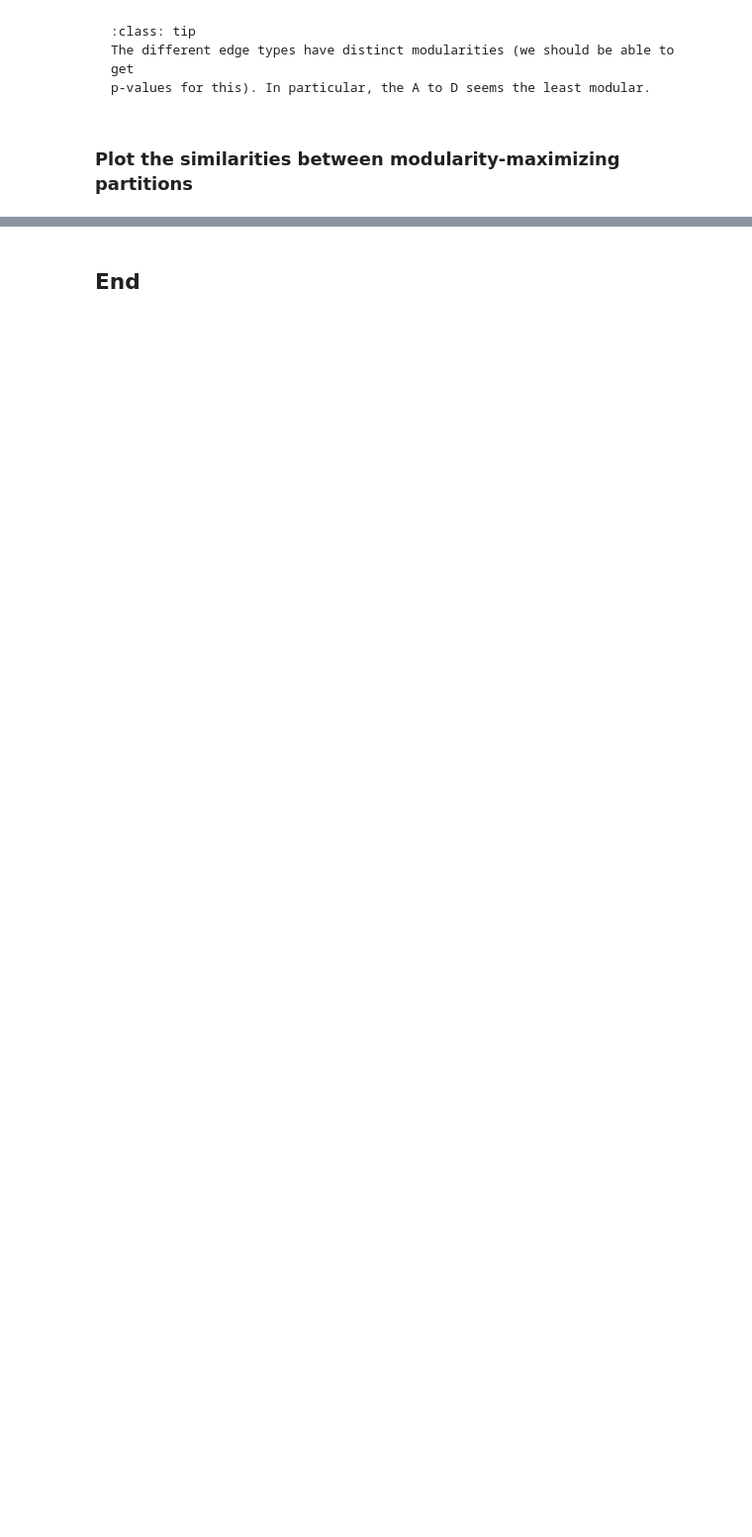
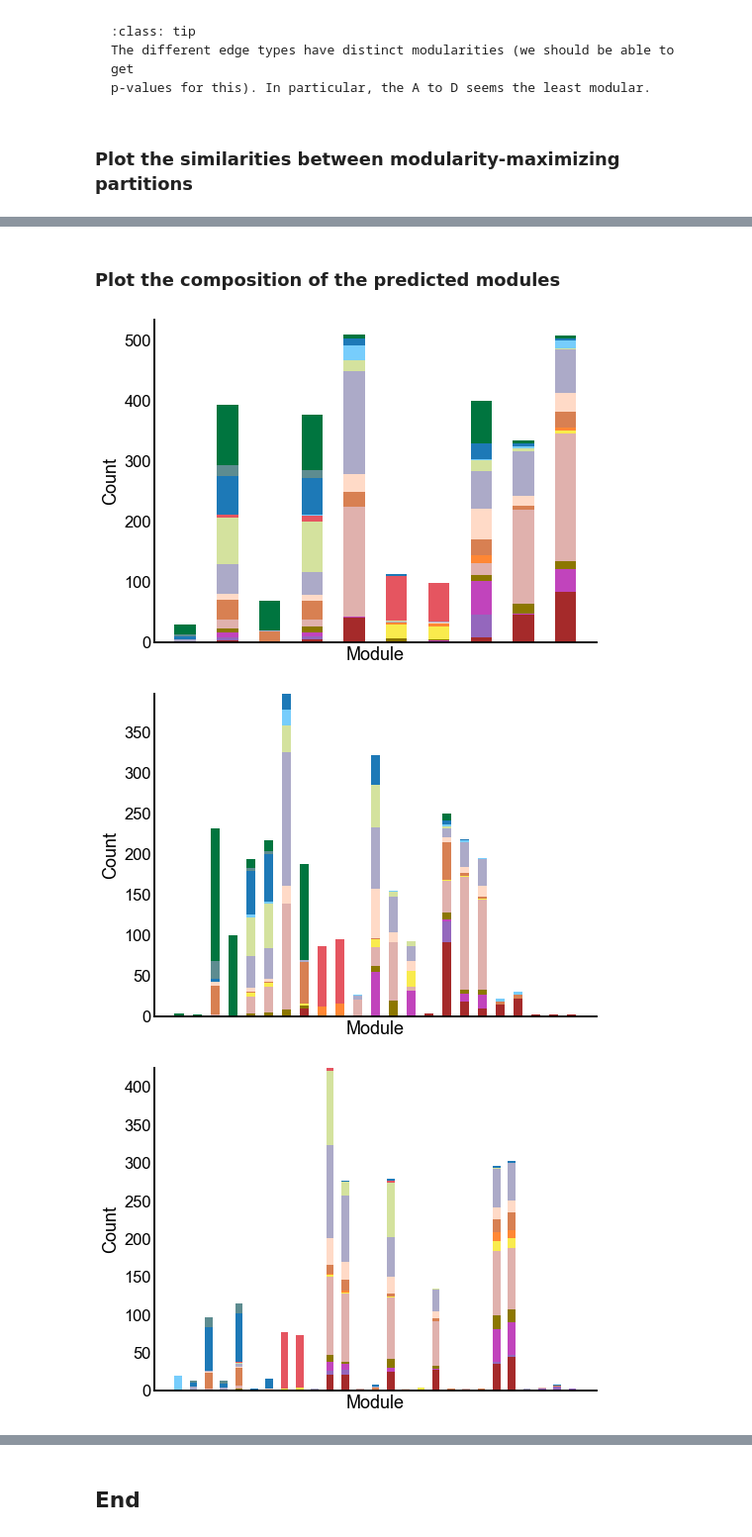
Before and after one commit to neurodata/maggot_connectome, a Jupyter notebook: docs/modularity.ipynb, the cells around one changed output, grey strips where cells are left out. Shown at 99% size. Drawn from its saved outputs; the diff is of its cells as text; code cells hidden in the pictures; blank space fills up the shorter version.

```diff
--- a/docs/modularity.ipynb
+++ b/docs/modularity.ipynb
@@ -242,0 +280,23 @@ separately don't seem very similar. This did not have to be the case!
+# %% [markdown]
+### Plot the composition of the predicted modules
+# %%
+for _, row in results.iterrows():
+    edge_type = row["edge_type"]
+    nice_edge_type = nice_edge_types[edge_type]
+    adj = row["adj"]
+    meta = mg.nodes
+    meta["partition"] = row["partition"]
+    ax = crosstabplot(
+        meta,
+        group="partition",
+        group_order="sf",
+        hue="simple_group",
+        hue_order="sf",
+        palette=palette,
+    )
+    ax.set(xlabel="Module", xticks=[])
+    stashfig(f"{edge_type}-crosstabplot")
+# %% [output]
+[figure, added]
+[figure, added]
+[figure, added]
```
Also changed, not shown: parts of 11 cells of this notebook, 1 other file.
